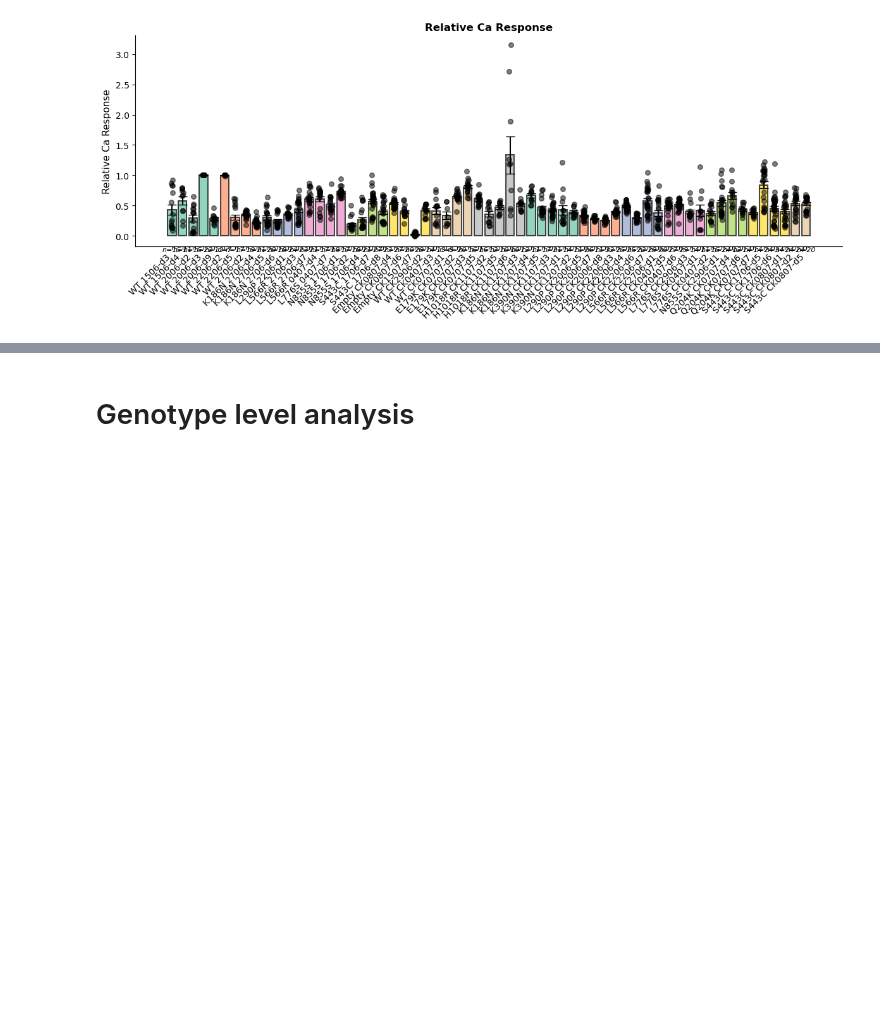
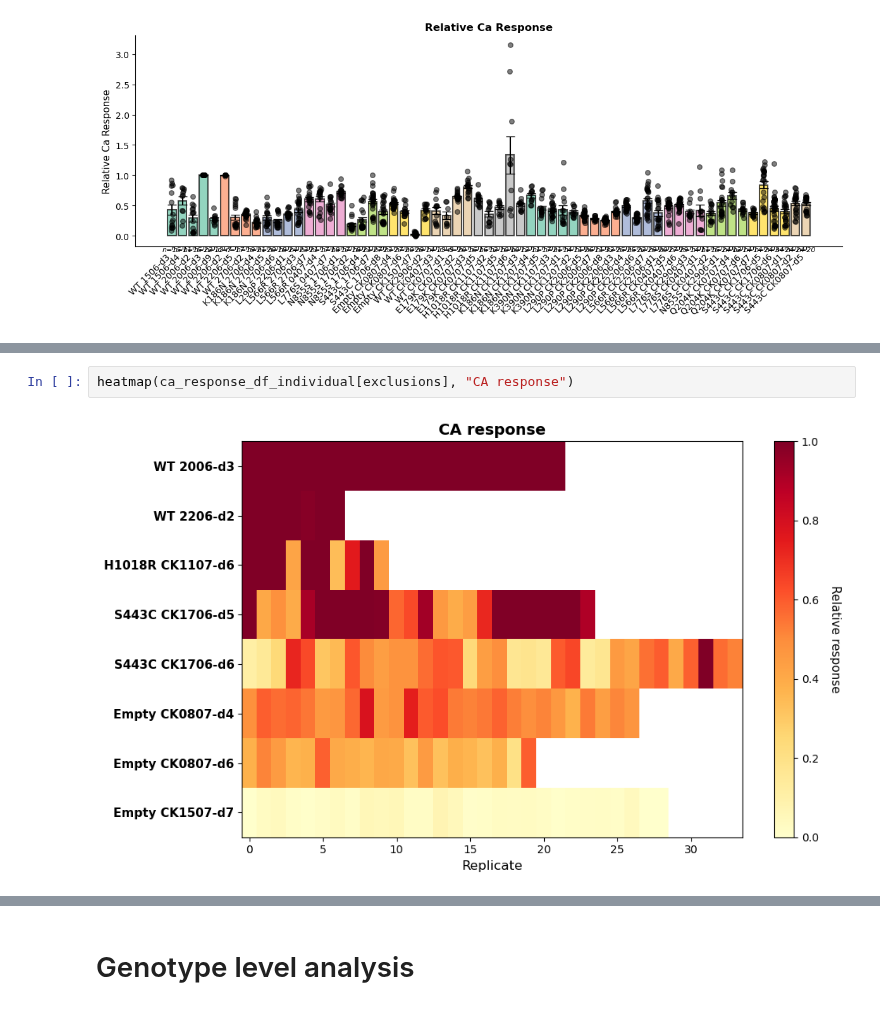
Before and after one commit to hallba/FURA2-Analysis, a Jupyter notebook: Ratiometric analysis.ipynb, the cells around one changed output, grey strips where cells are left out. Saved outputs shown, nothing was run; the diff lists cells and outputs as text; blank space fills up the shorter version.

```diff
--- a/Ratiometric analysis.ipynb
+++ b/Ratiometric analysis.ipynb
@@ -878,0 +914,4 @@ barChart(ca_response_df_individual,"Relative CA response")
+# %%
+heatmap(ca_response_df_individual[exclusions], "CA response")
+# %% [output]
+[figure, added]
```
Also changed, not shown: parts of 21 cells of this notebook.
